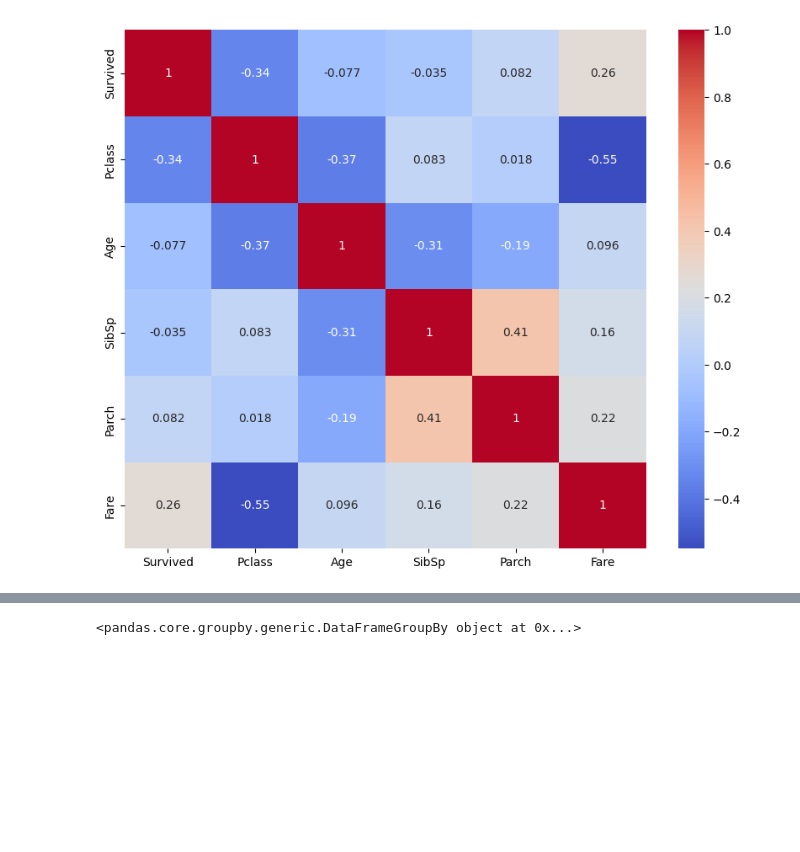
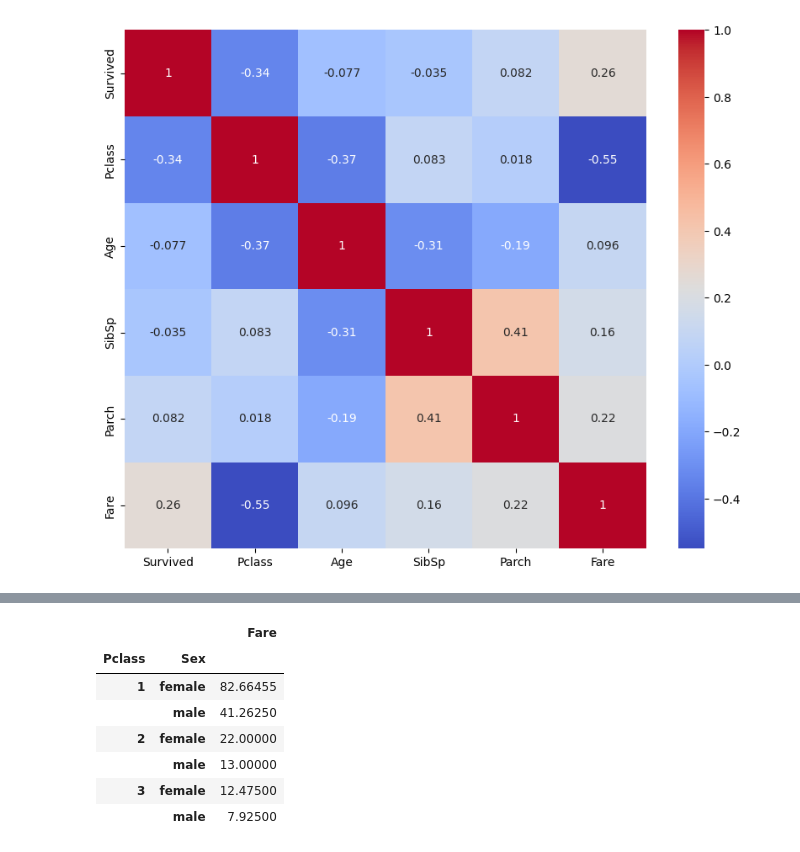
Before and after one commit to rlgus3351/Machine_Learning, a Jupyter notebook: 기초통계/ex06 titanic 생존자 예측 tree분류.ipynb, the cells around one changed output, grey strips where cells are left out. Cells and saved outputs as stored; diff of their text form; code cells hidden in the pictures; blank space fills up the shorter version.

```diff
--- a/기초통계/ex06 titanic 생존자 예측 tree분류.ipynb
+++ b/기초통계/ex06 titanic 생존자 예측 tree분류.ipynb
@@ -259,11 +259,18 @@ test[test['Fare'].isnull()]
 # %%
 # 상관 관계는 수치 값으로 이루어진 컬럼에 대해서만 적용
 # 문자열 형태로 되어 있는 컬럼도 연관시켜보자
 # 성별 데이터를 연관 시켜보자.
 # Pclass, Sex, Fare
 # 1 - 여성 - 요금 중앙값
 # 1 - 남성 - 요금 중앙값
 # 3 - 여성
-train[['Pclass','Sex','Fare']].groupby(['Pclass','Sex']).median
+train[['Pclass','Sex','Fare']].groupby(['Pclass','Sex']).median()
 # %% [output]
-<pandas.core.groupby.generic.DataFrameGroupBy object at 0x...>
+|  |  | Fare |
+| Pclass | Sex |  |
+| 1 | female | 82.66455 |
+|  | male | 41.26250 |
+| 2 | female | 22.00000 |
+|  | male | 13.00000 |
+| 3 | female | 12.47500 |
+|  | male | 7.92500 |
```
Also changed, not shown: parts of 16 cells of this notebook.
